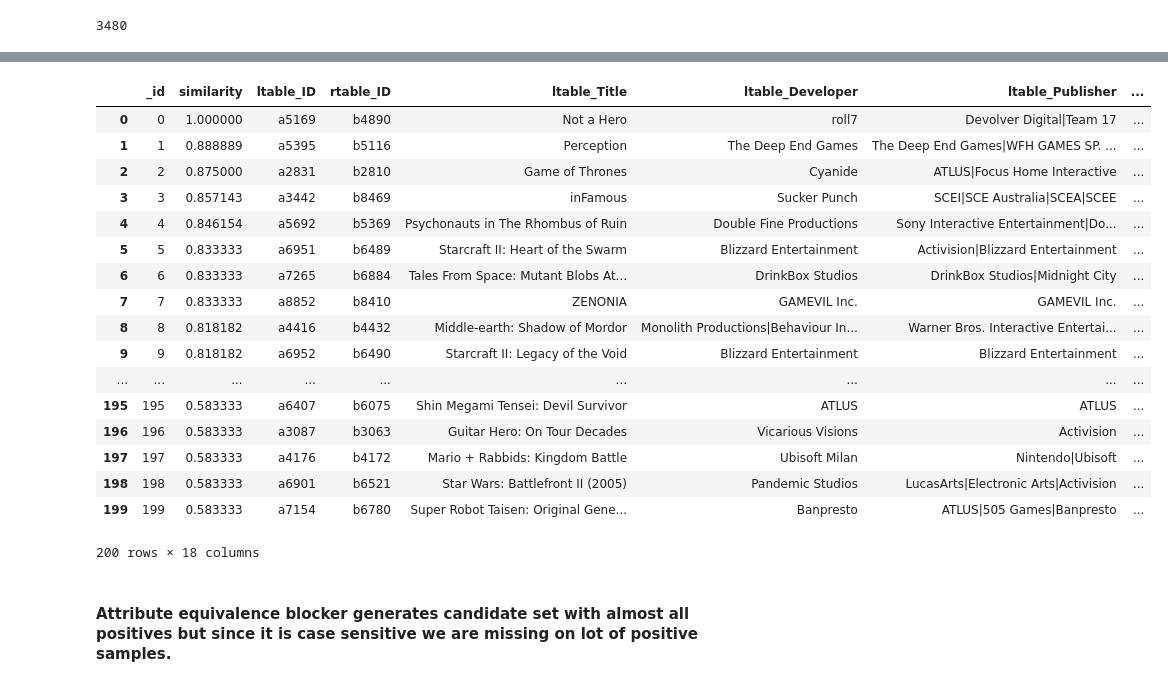
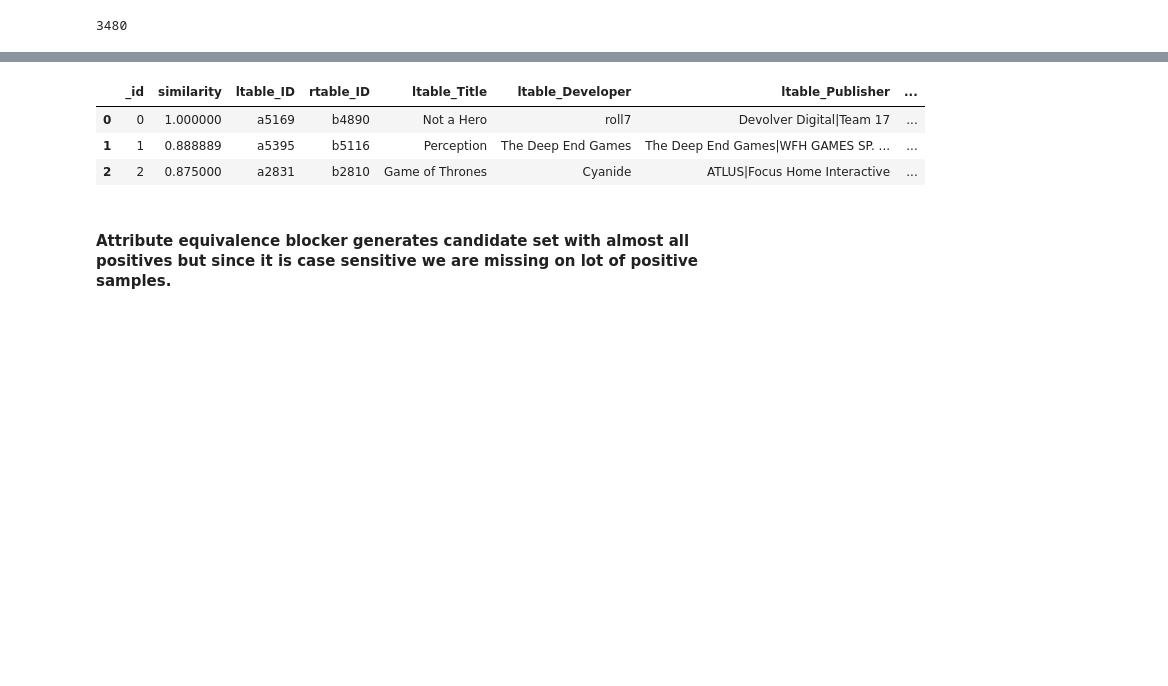
Before and after one commit to abhinav4192/Data-Science, a Jupyter notebook: stage3/code/EntityMatching.ipynb, the cells around one changed output, grey strips where cells are left out. Saved outputs shown, nothing was run; the diff lists cells and outputs as text; code cells hidden in the pictures; blank space fills up the shorter version.

```diff
--- a/stage3/code/EntityMatching.ipynb
+++ b/stage3/code/EntityMatching.ipynb
@@ -172,26 +138,12 @@ C3.head()
 # %%
 dbg2 = em.debug_blocker(C3, dfTableA, dfTableB)
 # %%
-dbg2
+dbg2.head(3)
 # %% [output]
 |  | _id | similarity | ltable_ID | rtable_ID | ltable_Title | ltable_Developer | ltable_Publisher | ... |
 | 0 | 0 | 1.000000 | a5169 | b4890 | Not a Hero | roll7 | Devolver Digital|Team 17 | ... |
 | 1 | 1 | 0.888889 | a5395 | b5116 | Perception | The Deep End Games | The Deep End Games|WFH GAMES SP. ... | ... |
 | 2 | 2 | 0.875000 | a2831 | b2810 | Game of Thrones | Cyanide | ATLUS|Focus Home Interactive | ... |
-| 3 | 3 | 0.857143 | a3442 | b8469 | inFamous | Sucker Punch | SCEI|SCE Australia|SCEA|SCEE | ... |
-| 4 | 4 | 0.846154 | a5692 | b5369 | Psychonauts in The Rhombus of Ruin | Double Fine Productions | Sony Interactive Entertainment|Do... | ... |
-| 5 | 5 | 0.833333 | a6951 | b6489 | Starcraft II: Heart of the Swarm | Blizzard Entertainment | Activision|Blizzard Entertainment | ... |
-| 6 | 6 | 0.833333 | a7265 | b6884 | Tales From Space: Mutant Blobs At... | DrinkBox Studios | DrinkBox Studios|Midnight City | ... |
-| 7 | 7 | 0.833333 | a8852 | b8410 | ZENONIA | GAMEVIL Inc. | GAMEVIL Inc. | ... |
-| 8 | 8 | 0.818182 | a4416 | b4432 | Middle-earth: Shadow of Mordor | Monolith Productions|Behaviour In... | Warner Bros. Interactive Entertai... | ... |
-| 9 | 9 | 0.818182 | a6952 | b6490 | Starcraft II: Legacy of the Void | Blizzard Entertainment | Blizzard Entertainment | ... |
-| ... | ... | ... | ... | ... | ... | ... | ... | ... |
-| 195 | 195 | 0.583333 | a6407 | b6075 | Shin Megami Tensei: Devil Survivor | ATLUS | ATLUS | ... |
-| 196 | 196 | 0.583333 | a3087 | b3063 | Guitar Hero: On Tour Decades | Vicarious Visions | Activision | ... |
-| 197 | 197 | 0.583333 | a4176 | b4172 | Mario + Rabbids: Kingdom Battle | Ubisoft Milan | Nintendo|Ubisoft | ... |
-| 198 | 198 | 0.583333 | a6901 | b6521 | Star Wars: Battlefront II (2005) | Pandemic Studios | LucasArts|Electronic Arts|Activision | ... |
-| 199 | 199 | 0.583333 | a7154 | b6780 | Super Robot Taisen: Original Gene... | Banpresto | ATLUS|505 Games|Banpresto | ... |
-200 rows × 18 columns
 # %% [markdown]
 #### Attribute equivalence blocker generates candidate set with almost all positives but since it is case sensitive we are missing on lot of positive samples.
 # %% [markdown]
```
Also changed, not shown: parts of 9 cells of this notebook.
